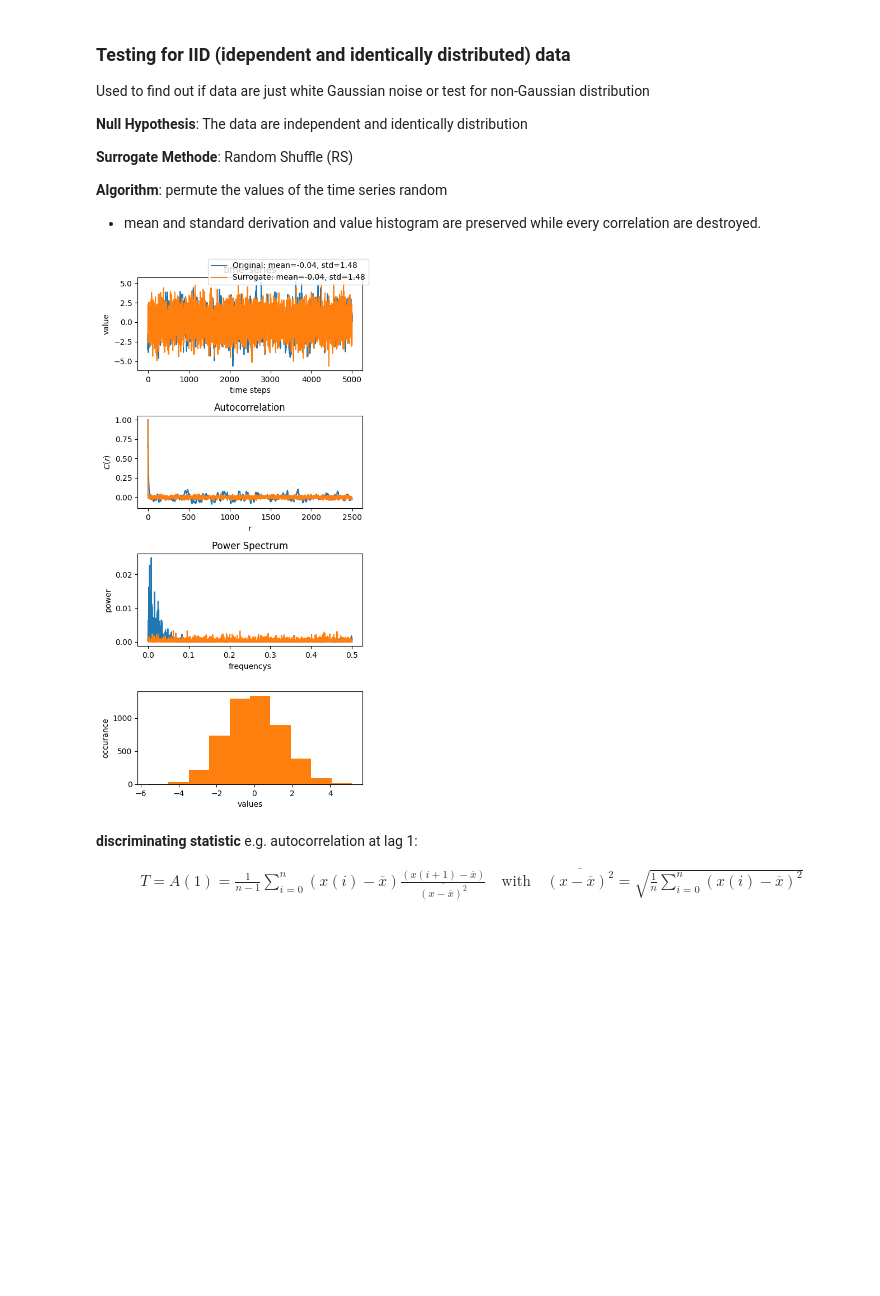
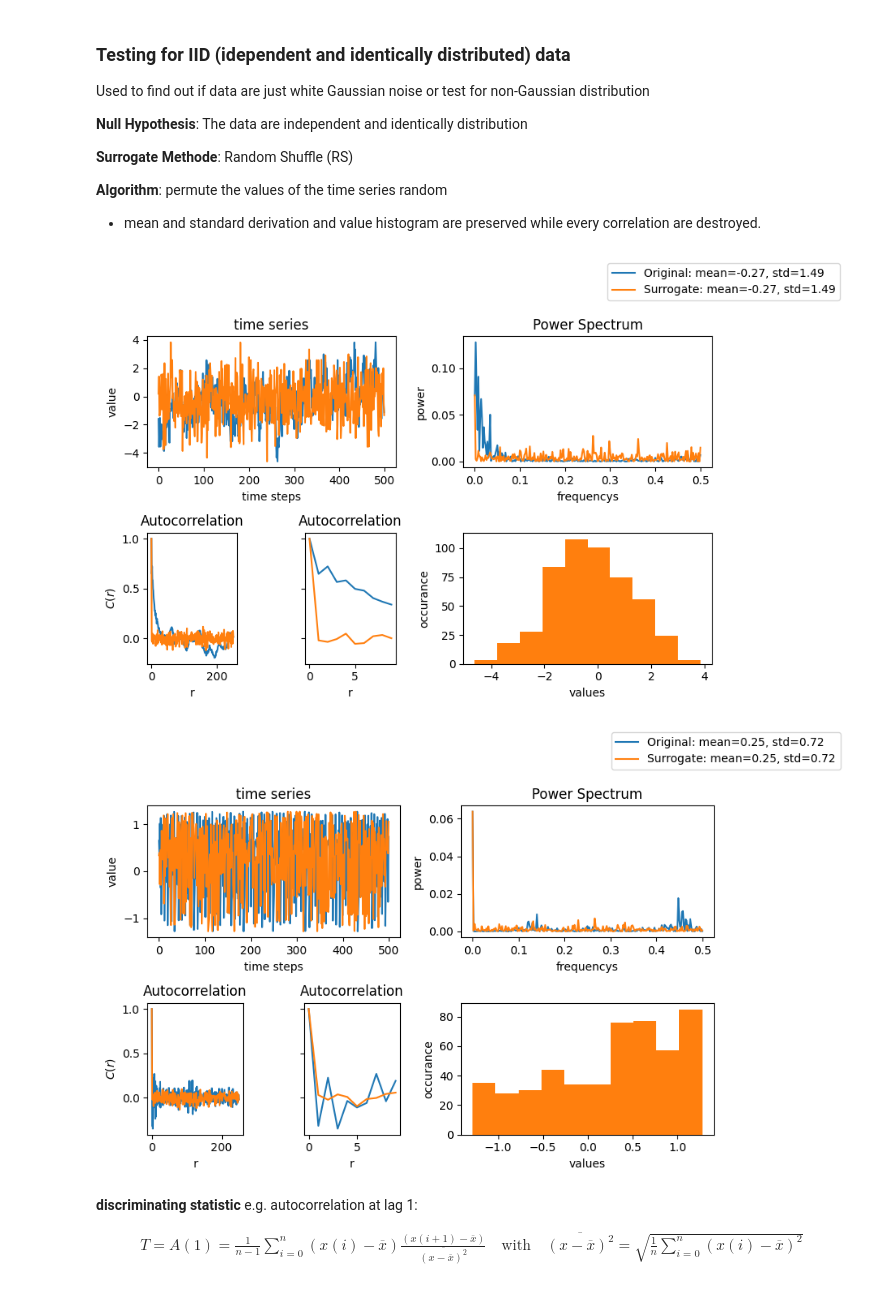
Before and after one commit to LucaGawa/Surrogates, a Jupyter notebook: surrogates.ipynb, the cells around one changed output. Cells and saved outputs as stored; diff of their text form; code cells hidden in the pictures; blank space fills up the shorter version.

```diff
--- a/surrogates.ipynb
+++ b/surrogates.ipynb
@@ -70,23 +142,29 @@ def match_signal(time_series):
 # %%
-# # creating an AR2 time_series
-parameter = np.array([1,0.33,0.5,1])
-
-ar2_data, msg = tiseanio('ar-run', '-l5000', '-p2', data=[1,0.33,0.5,1]
-, silent=True)
-
 def plot_surrogates(time_series, surrogate_method):
     time_series_surrogate = surrogate_method(time_series)
-    fig, axs = plt.subplots(4, )
-    fig.set_size_inches(5,10)
+    fig = plt.figure(constrained_layout=True)
+    fig.set_size_inches(8,5)
     mean = np.mean(time_series)
     std = np.std(time_series)
     mean_surrogate = np.mean(time_series_surrogate)
     std_surrogate = np.std(time_series_surrogate)
-    axs[0].set_title("time_series")
+    grid = plt.GridSpec(2,4, figure=fig)
+    axs = []
+    axs.append(plt.subplot(grid[0, :2]))
+    axs.append(plt.subplot(grid[1, 0]))
+    axs.append(plt.subplot(grid[0, 2:]))
+    axs.append(plt.subplot(grid[1, 2:]))
+    axs.append(plt.subplot(grid[1, 1], sharey=axs[1]))
+
+    axs[0].set_title("time series")
     axs[0].plot(time_series, label=f"Original: mean={mean:.2f}, std={std:.2f}")
     axs[0].plot(time_series_surrogate, label=f"Surrogate: mean={mean_surrogate:.2f}, std={std_surrogate:.2f}")
     axs[0].set_xlabel("time steps")
     axs[0].set_ylabel("value")
+    # axs1 = axs[1].subplots(2)
+    # axs2 = axs[1].subplot2grid((1,1), (0, 1))
+    # ax2 = axs[0].axes([0.5, 0.5, 0.25, 0.25])
+    # axs[1] = subplot
     axs[1].set_title("Autocorrelation")
     axs[1].plot(autocorrelation(time_series))
     axs[1].plot(autocorrelation(time_series_surrogate))
@@ -103,8 +181,15 @@ def plot_surrogates(time_series, surrogate_method):
     axs[3].hist(time_series_surrogate)
     axs[3].set_xlabel("values")
     axs[3].set_ylabel("occurance")
-    fig.legend()
-    fig.tight_layout()
+
+    axs[4].set_title("Autocorrelation")
+    axs[4].plot(autocorrelation(time_series)[:10])
+    axs[4].plot(autocorrelation(time_series_surrogate)[:10])
+    axs[4].set_xlabel("r")
+    plt.setp(axs[4].get_yticklabels(), visible=False)
+
+    fig.legend(bbox_to_anchor=(1,1), loc='lower center')
+    plt.tight_layout()
     plt.plot()
     return
 # %% [markdown]
@@ -122,16 +207,24 @@ Used to find out if data are just white Gaussian noise or test for non-Gaussian
 # %%
 def RS(time_series):
     """
         shuffles the values of the time series
     """
     RS_surrogate = np.copy(time_series)
     np.random.shuffle(RS_surrogate)
     return RS_surrogate
 
-# plot_surrogates(henon[:,0], RS) #funktioniert nur mit ar2 nicht mit henon
+parameter = np.array([1, 0.33, 0.5, 1])
+ar2_data, msg = tiseanio('ar-run', '-l500', '-p2', data=parameter, silent=True)
+
+# creating henon map
+henon, msg = tiseano('henon', '-l500', silent=True)
+
 plot_surrogates(ar2_data, RS)
+
+plot_surrogates(henon[:,0], RS)
 # %% [output]
-[figure, old version]
+[figure, new version]
+[figure, added]
 # %% [markdown]
 **discriminating statistic** e.g. autocorrelation at lag 1:
 
```
Also changed, not shown: parts of 17 cells of this notebook, 21 other files.
